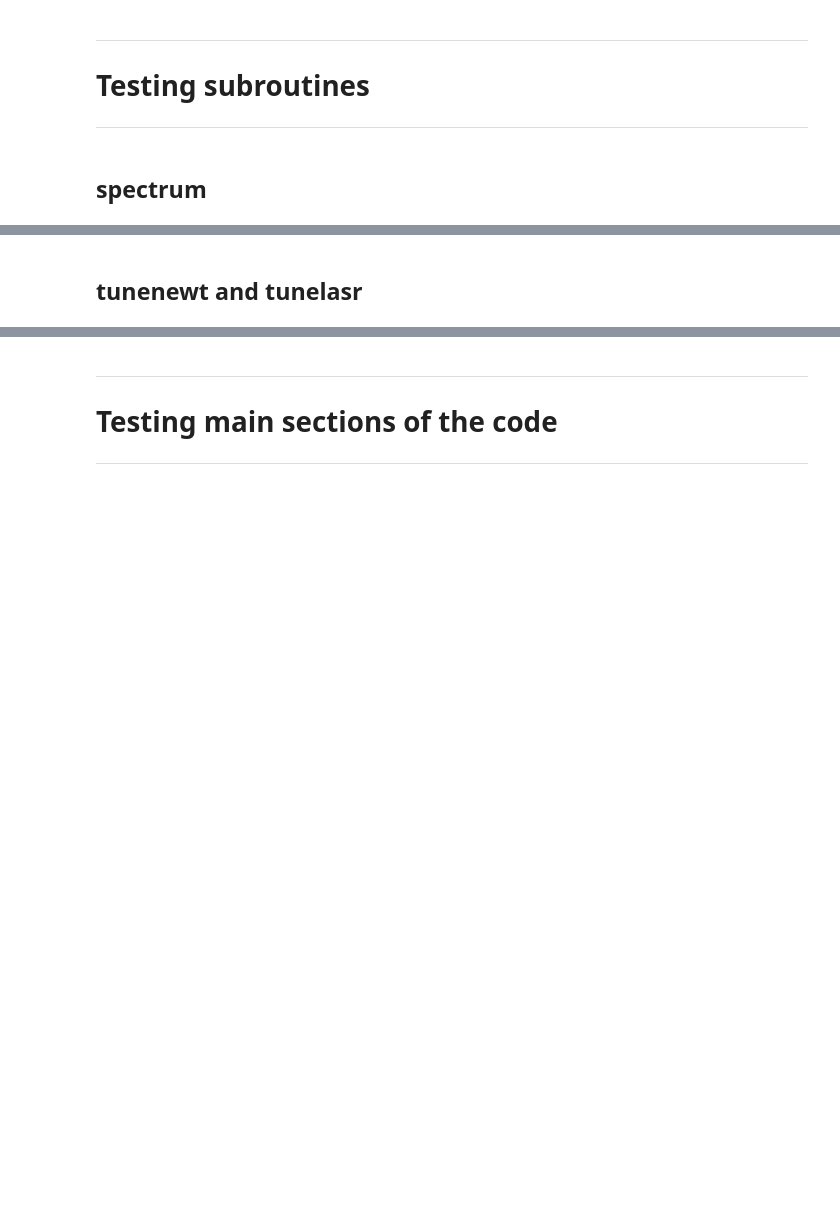
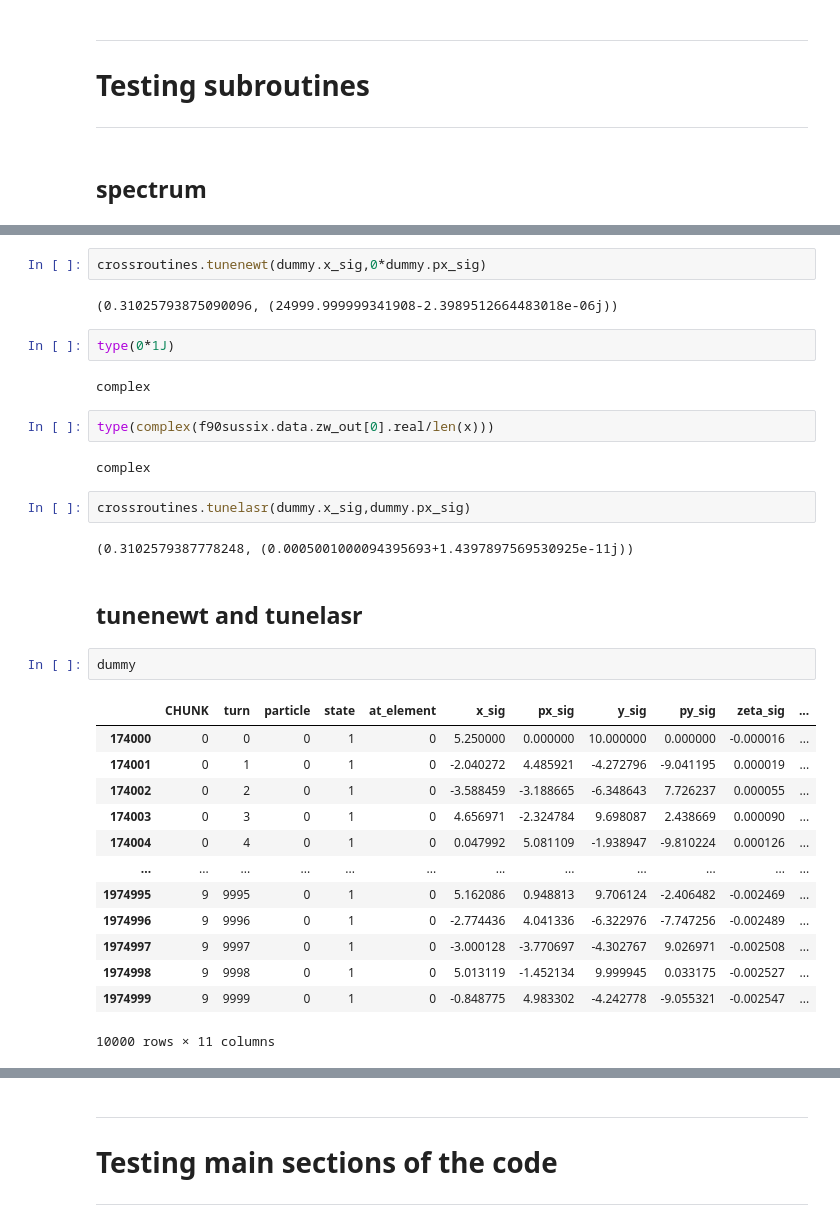
Before and after one commit to pbelange/PySUSSIX, a Jupyter notebook: build_sussix.ipynb, the cells around one changed output, grey strips where cells are left out. Drawn from its saved outputs; the diff is of its cells as text; blank space fills up the shorter version.

Commit message:
populated almost all subroutines for crossroutines.py

```diff
--- a/build_sussix.ipynb
+++ b/build_sussix.ipynb
@@ -178,3 +228,35 @@ crossroutines.spectrum(particle0.y_sig,particle0.py_sig,number_of_harmonics = 5,
+# %%
+crossroutines.tunenewt(dummy.x_sig,0*dummy.px_sig)
+# %% [output]
+(0.31025793875090096, (24999.999999341908-2.3989512664483018e-06j))
+# %%
+type(0*1J)
+# %% [output]
+complex
+# %%
+type(complex(f90sussix.data.zw_out[0].real/len(x)))
+# %% [output]
+complex
+# %%
+crossroutines.tunelasr(dummy.x_sig,dummy.px_sig)
+# %% [output]
+(0.3102579387778248, (0.0005001000094395693+1.4397897569530925e-11j))
 # %% [markdown]
 
 ## tunenewt and tunelasr
+# %%
+dummy
+# %% [output]
+|  | CHUNK | turn | particle | state | at_element | x_sig | px_sig | y_sig | py_sig | zeta_sig | ... |
+| 174000 | 0 | 0 | 0 | 1 | 0 | 5.250000 | 0.000000 | 10.000000 | 0.000000 | -0.000016 | ... |
+| 174001 | 0 | 1 | 0 | 1 | 0 | -2.040272 | 4.485921 | -4.272796 | -9.041195 | 0.000019 | ... |
+| 174002 | 0 | 2 | 0 | 1 | 0 | -3.588459 | -3.188665 | -6.348643 | 7.726237 | 0.000055 | ... |
+| 174003 | 0 | 3 | 0 | 1 | 0 | 4.656971 | -2.324784 | 9.698087 | 2.438669 | 0.000090 | ... |
+| 174004 | 0 | 4 | 0 | 1 | 0 | 0.047992 | 5.081109 | -1.938947 | -9.810224 | 0.000126 | ... |
+| ... | ... | ... | ... | ... | ... | ... | ... | ... | ... | ... | ... |
+| 1974995 | 9 | 9995 | 0 | 1 | 0 | 5.162086 | 0.948813 | 9.706124 | -2.406482 | -0.002469 | ... |
+| 1974996 | 9 | 9996 | 0 | 1 | 0 | -2.774436 | 4.041336 | -6.322976 | -7.747256 | -0.002489 | ... |
+| 1974997 | 9 | 9997 | 0 | 1 | 0 | -3.000128 | -3.770697 | -4.302767 | 9.026971 | -0.002508 | ... |
+| 1974998 | 9 | 9998 | 0 | 1 | 0 | 5.013119 | -1.452134 | 9.999945 | 0.033175 | -0.002527 | ... |
+| 1974999 | 9 | 9999 | 0 | 1 | 0 | -0.848775 | 4.983302 | -4.242778 | -9.055321 | -0.002547 | ... |
+10000 rows × 11 columns
```
Also changed, not shown: parts of 50 cells of this notebook, 4 other files.
